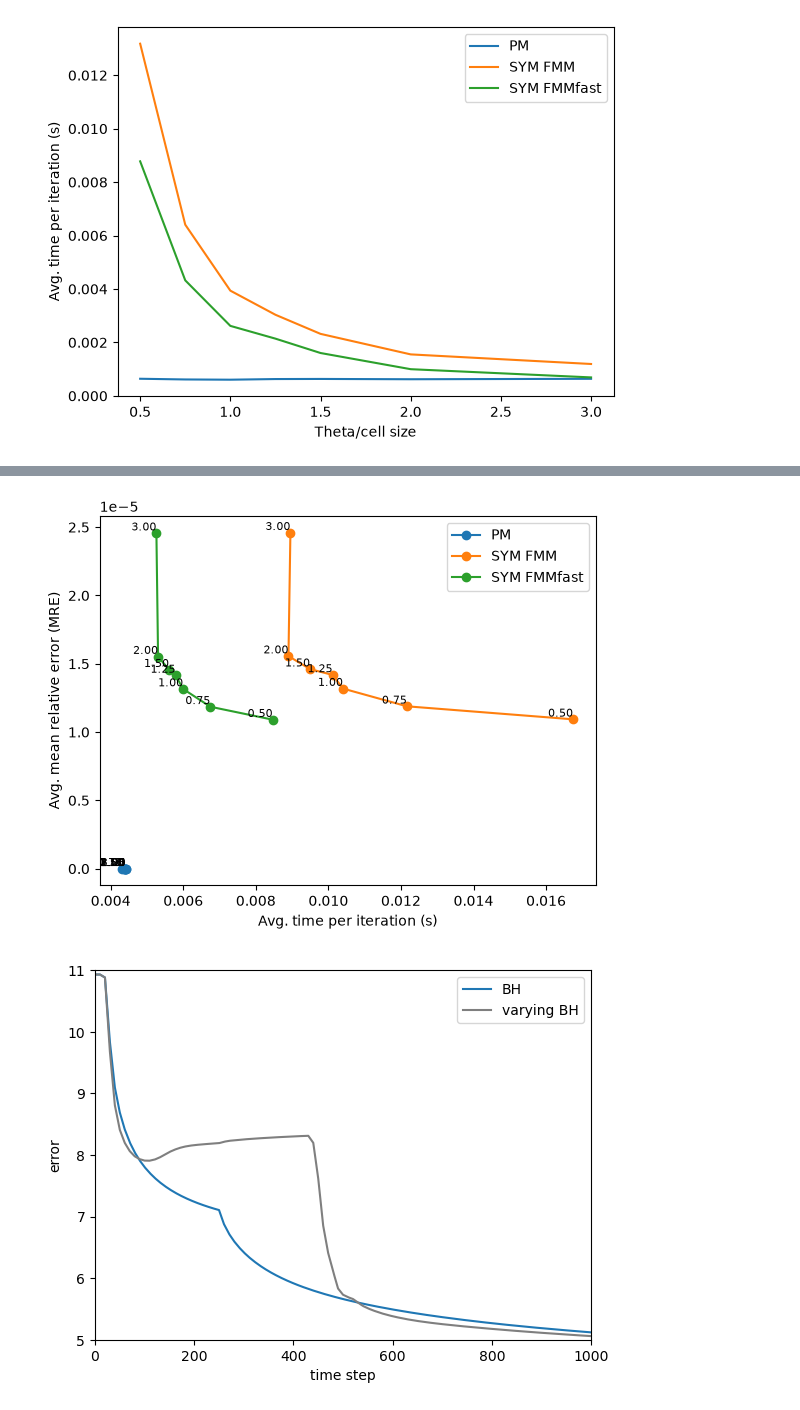
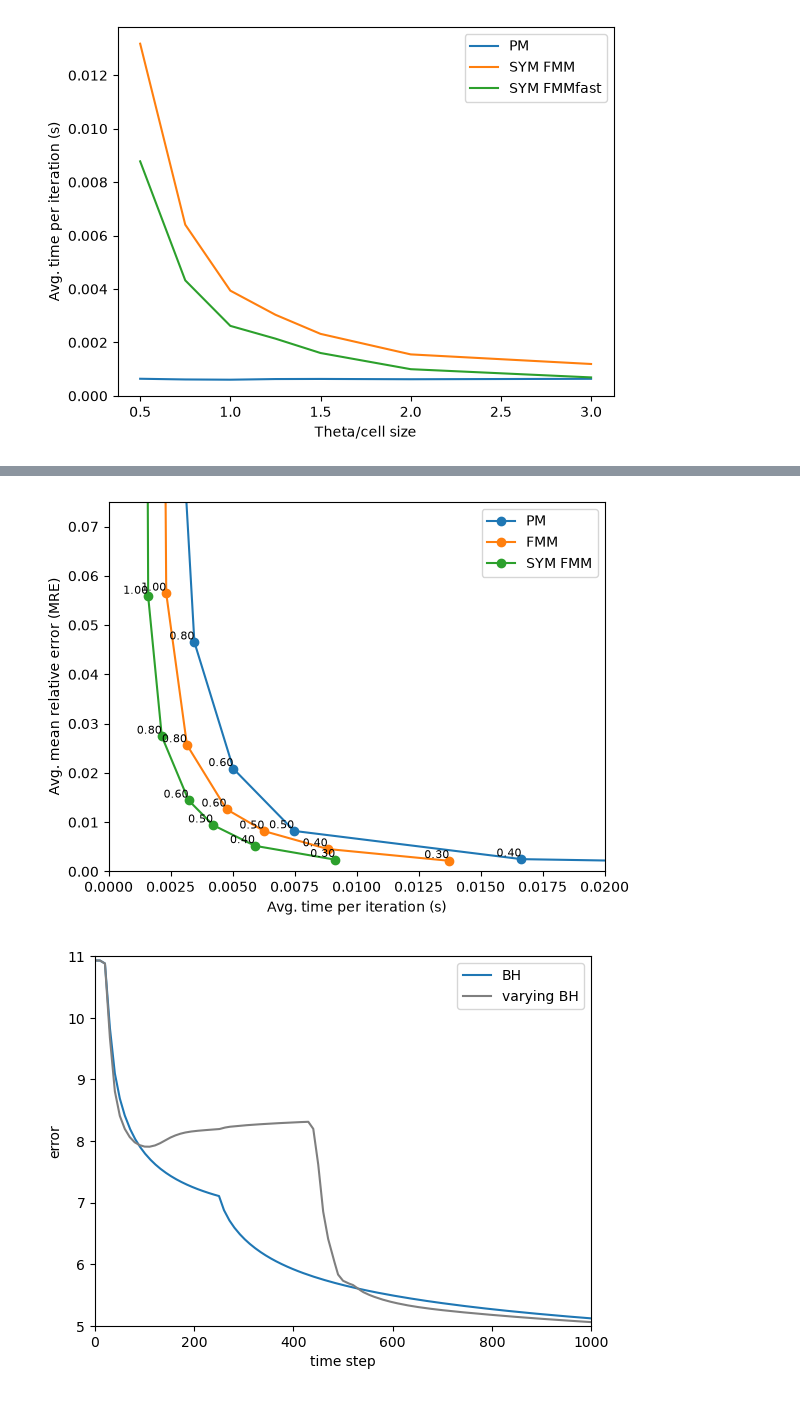
Before and after one commit to LucasFurer/FMM_tSNE, a Jupyter notebook: grapher.ipynb, the cells around one changed output, grey strips where cells are left out. Cells and saved outputs as stored; diff of their text form; code cells hidden in the pictures.

```diff
--- a/grapher.ipynb
+++ b/grapher.ipynb
@@ -335,5 +333,5 @@ FileNotFoundError: [Errno 2] No such file or directory: 'graphCSV/MNIST_digits/1
 # %%
-pointAmount = "1000"
+pointAmount = "10000"
 dataSet = "MNIST_digits"
 perp = "30"
 
@@ -342,38 +340,37 @@ perp = "30"
 allowableError = 0.0241903
 #allowableError = None
 
 style_to_give = {
         "BH":  {"ls": "-",  "marker": "o", "lw": 1.5, "z": 2}, # Square
         "MM":  {"ls": "-",  "marker": "o", "lw": 1.5, "z": 2},  # Circle
         "rBH":  {"ls": "-",  "marker": "o", "lw": 1.5, "z": 2}, # Triangle
         "rMM":  {"ls": "-",  "marker": "o", "lw": 1.5, "z": 2},  # Down Triangle
         "PM": {"ls": "-",  "marker": "o", "lw": 1.5, "z": 2},  # X
         "FMM": {"ls": "-",  "marker": "o", "lw": 1.5, "z": 2},  # Plus
         "varying SYM FMM": {"ls": "-",  "marker": "o", "lw": 1.5, "z": 2}, # Dot
     }
 
 
 custom_labels = {
     #os.path.join("graphCSV", dataSet, pointAmount, "perp" + perp, "tsneCalculationtimeErrorBH_point"      + pointAmount + "_perp" + perp + "_dataset" + dataSet + ".csv"): "BH",
     #os.path.join("graphCSV", dataSet, pointAmount, "perp" + perp, "tsneCalculationtimeErrorBHMP_point"    + pointAmount + "_perp" + perp + "_dataset" + dataSet + ".csv"): "MM",
     #os.path.join("graphCSV", dataSet, pointAmount, "perp" + perp, "tsneCalculationtimeErrorBHR_point"     + pointAmount + "_perp" + perp + "_dataset" + dataSet + ".csv"): "rBH",
     #os.path.join("graphCSV", dataSet, pointAmount, "perp" + perp, "tsneCalculationtimeErrorBHRMP_point"   + pointAmount + "_perp" + perp + "_dataset" + dataSet + ".csv"): "rMM",
     os.path.join("graphCSV", dataSet, pointAmount, "perp" + perp, "tsneCalculationtimeErrorPM_point" + pointAmount + "_perp" + perp + "_dataset" + dataSet + ".csv"): "PM",
-    #os.path.join("graphCSV", dataSet, pointAmount, "perp" + perp, "tsneCalculationtimeErrorFMM_MORTON_point" + pointAmount + "_perp" + perp + "_dataset" + dataSet + ".csv"): "varying FMM",
+    os.path.join("graphCSV", dataSet, pointAmount, "perp" + perp, "tsneCalculationtimeErrorFMM_MORTON_point" + pointAmount + "_perp" + perp + "_dataset" + dataSet + ".csv"): "FMM",
     os.path.join("graphCSV", dataSet, pointAmount, "perp" + perp, "tsneCalculationtimeErrorFMM_SYM_MORTON_point" + pointAmount + "_perp" + perp + "_dataset" + dataSet + ".csv"): "SYM FMM",
-    os.path.join("graphCSV", dataSet, pointAmount, "perp" + perp, "tsneCalculationtimeErrorFMMfast_SYM_MORTON_point" + pointAmount + "_perp" + perp + "_dataset" + dataSet + ".csv"): "SYM FMMfast",
 }
 
-plotGraph(custom_labels, 0, 1000, "Avg. mean relative error (MRE)", "Avg. time per iteration (s)", "plotOutput/lines_plot.png", True, None, None, None, None, None, None, True)
+#plotGraph(custom_labels, 0, 1000, "Avg. mean relative error (MRE)", "Avg. time per iteration (s)", "plotOutput/lines_plot.png", True, None, None, None, None, None, None, True)
 #plotGraph(custom_labels, 0, 1000, "Avg. mean relative error (MRE)", "Avg. time per iteration (s)", "plotOutput/lines_plot.png", True, 0.0, 0.11, 0.0, 0.2, allowableError, None, True)
 
 #plotGraph(custom_labels, 0, 1000, "Avg. mean relative error (MRE)", "Avg. time per iteration (s)", "plotOutput/lines_plot.png", True, 0.0, 0.35, 0.0, 1.0, None, None, True, style_to_give)
 #plotGraph(custom_labels, 0, 1000, "Avg. mean relative error (MRE)", "Avg. time per iteration (s)", "plotOutput/lines_plot.png", True, 0.0, 0.11, 0.0, 0.2, None, None, True, style_to_give)
 #plotGraph(custom_labels, 0, 1000, "Avg. mean relative error (MRE)", "Avg. time per iteration (s)", "plotOutput/lines_plot.png", True, 0.0, 0.08, 0.0, 1.6, None, None, True)
 
-#plotGraph(custom_labels, 0, 1000, "Avg. mean relative error (MRE)", "Avg. time per iteration (s)", "plotOutput/lines_plot.png", True, 0.0, 0.25, 0.0, 1.0, None, None, True, style_to_give)
+plotGraph(custom_labels, 0, 1000, "Avg. mean relative error (MRE)", "Avg. time per iteration (s)", "plotOutput/lines_plot.png", True, 0.0, 0.02, 0.0, 0.075, None, None, True, style_to_give)
 # %% [output]
-[figure, old version]
+[figure, new version]
 # %%
 pointAmount = "1000"
 min_theta = "0.75"
```
Also changed, not shown: parts of 2 cells of this notebook, 23 other files.
